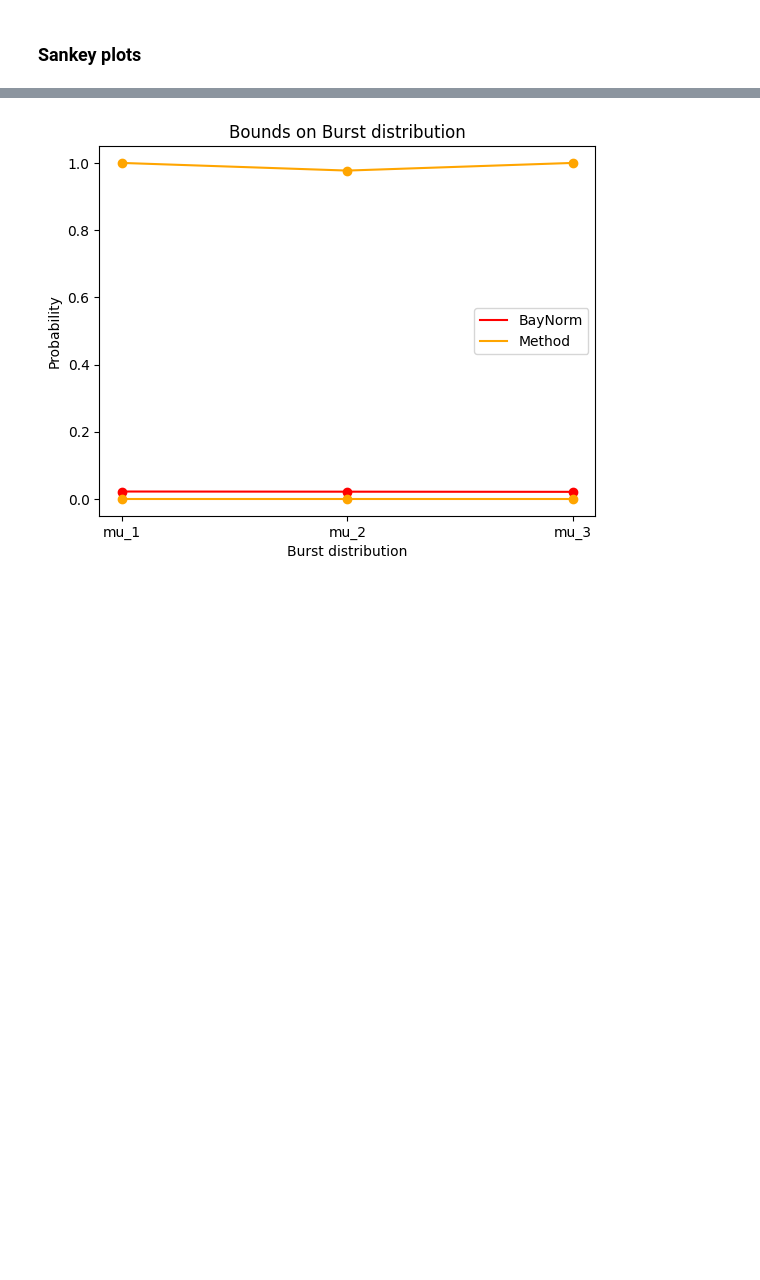
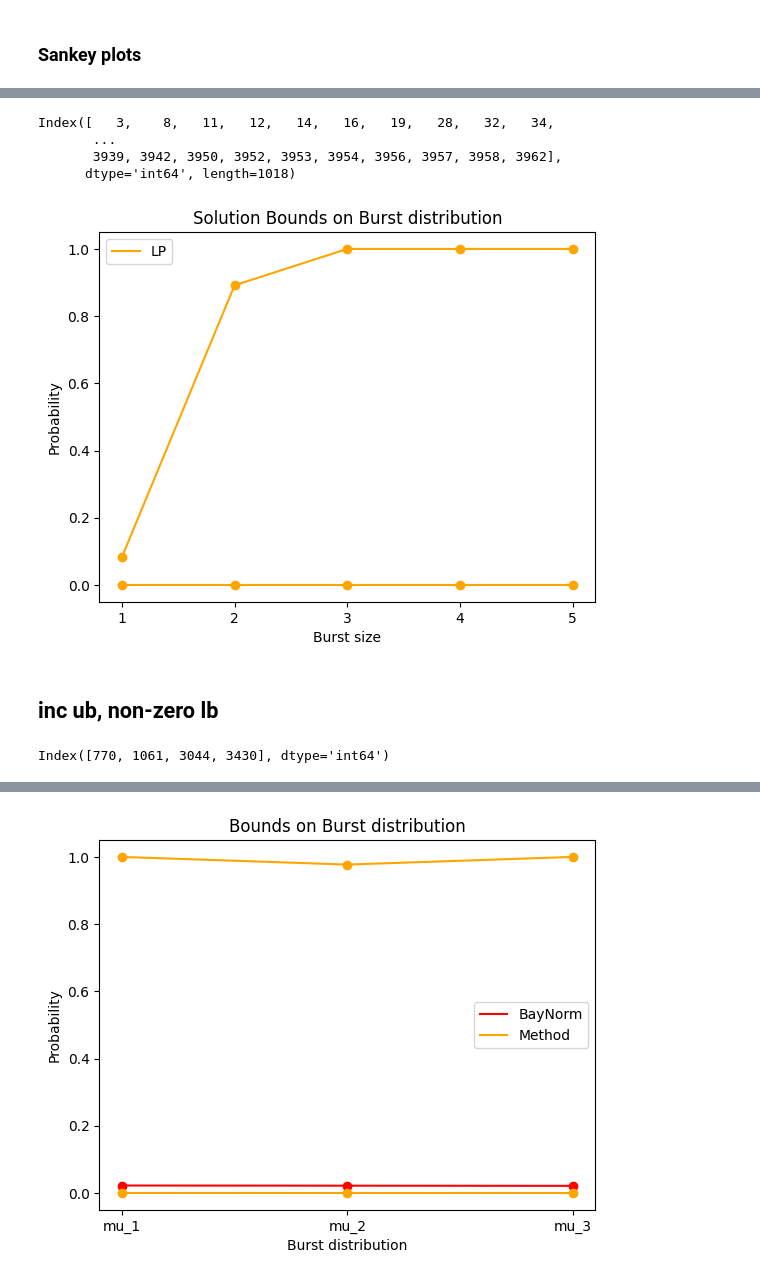
Before and after one commit to willjgh/M4R, a Jupyter notebook: results_analysis.ipynb, the cells around one changed output, grey strips where cells are left out. Drawn from its saved outputs; the diff is of its cells as text; code cells hidden in the pictures; blank space fills up the shorter version.

```diff
--- a/results_analysis.ipynb
+++ b/results_analysis.ipynb
@@ -450,0 +490,21 @@ Boolean Series key will be reindexed to match DataFrame index.
+# %%
+# (only) increasing ub, zero lb
+CAT_LP_cast_concat[CAT_LP_cast_concat['increasing_ub'] == True][CAT_LP_cast_concat['decreasing_ub'] == False][CAT_LP_cast_concat['zero_lb'] == True].index
+# %% [output]
+Index([   3,    8,   11,   12,   14,   16,   19,   28,   32,   34,
+       ...
+       3939, 3942, 3950, 3952, 3953, 3954, 3956, 3957, 3958, 3962],
+      dtype='int64', length=1018)
+# %%
+i = 14
+result = LP_cast_concat.iloc[i]
+plot_dist(result, label="LP")
+# %% [output]
+[figure, added]
+# %% [markdown]
+## inc ub, non-zero lb
+# %%
+# (only) increasing ub, non-zero lb
+CAT_LP_cast_mesc[CAT_LP_cast_mesc['increasing_ub'] == True][CAT_LP_cast_mesc['decreasing_ub'] == False][CAT_LP_cast_mesc['zero_lb'] == False].index
+# %% [output]
+Index([770, 1061, 3044, 3430], dtype='int64')
```
Also changed, not shown: parts of 30 cells of this notebook.
